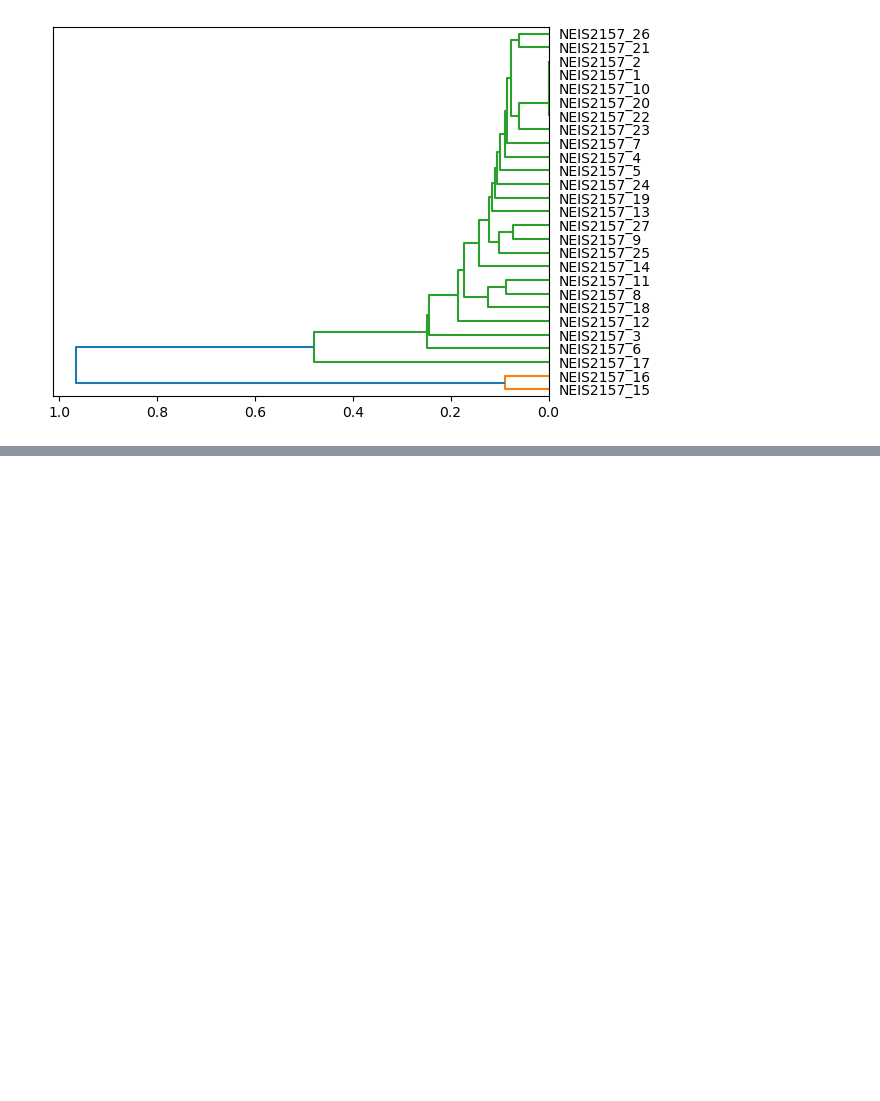
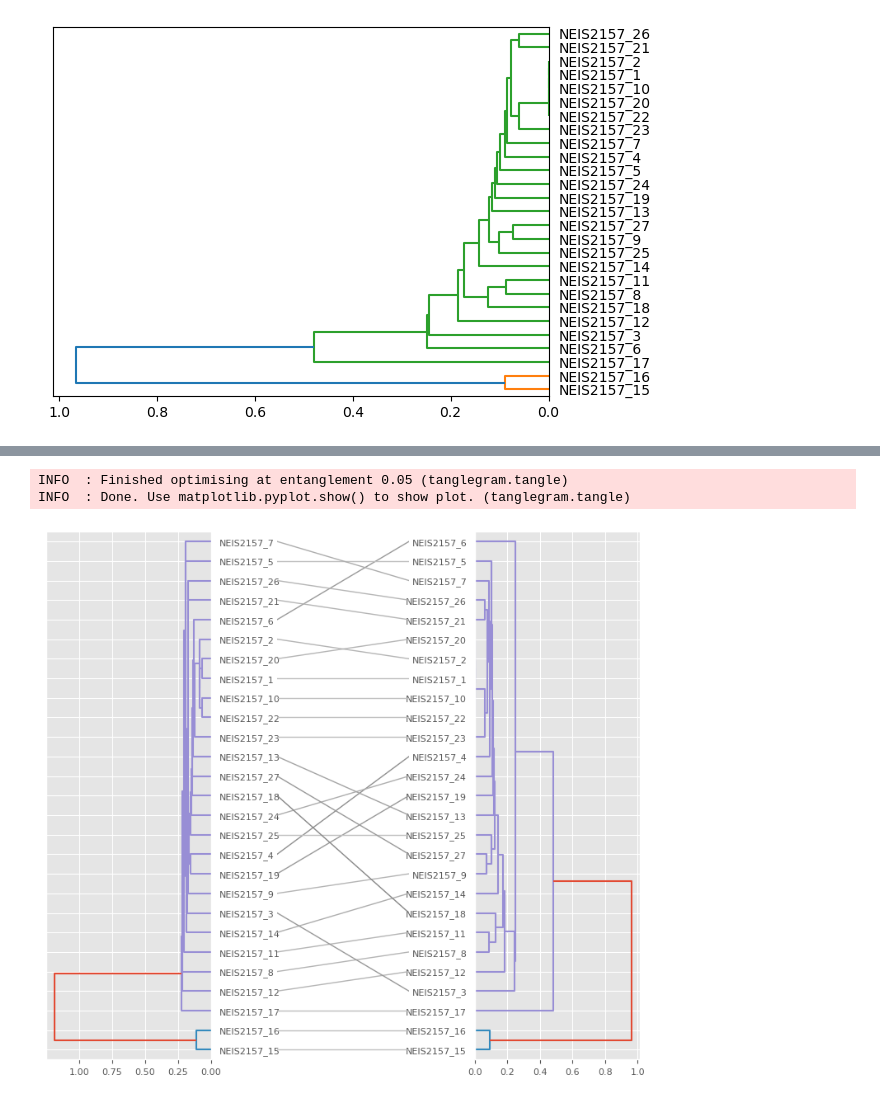
Before and after one commit to matteotolloso/BioEmbedding, a Jupyter notebook: hierarchical.ipynb, the cells around one changed output, grey strips where cells are left out. Drawn from its saved outputs; the diff is of its cells as text; code cells hidden in the pictures; blank space fills up the shorter version.

```diff
--- a/hierarchical.ipynb
+++ b/hierarchical.ipynb
@@ -113,0 +66,43 @@ INFO  : Done. Use matplotlib.pyplot.show() to show plot. (tanglegram.tangle)
+# %%
+import tanglegram as tg
+import matplotlib.pyplot as plt
+
+
+# Building the embeddings matices
+IDs, embeddings_matrix_A = build_embeddings_matrix(
+    embeddings_dict = embeddings_dict,
+    embedder="rep",
+    combiner_method="none"
+)
+
+IDs, embeddings_matrix_B = build_embeddings_matrix(
+    embeddings_dict = embeddings_dict,
+    embedder="prose",
+    combiner_method="average"
+)
+
+# buliding an array encoding the pairwise distances between rows (observations) in the embedding matrix
+condensed_distances_A = pdist(embeddings_matrix_A)
+condensed_distances_B = pdist(embeddings_matrix_B)
+
+# Calculating the hierarchical clustering
+linkage_matrix_A = linkage(condensed_distances_A, method="average")
+linkage_matrix_B = linkage(condensed_distances_B, method="average")
+
+
+# Plot tanglegram
+fig = tg.plot(
+    linkage_matrix_A,
+    linkage_matrix_B,
+    labelsA=IDs,
+    labelsB=IDs,
+    sort="step2side",
+    link_kwargs = {},
+    dend_kwargs={}
+)
+
+plt.show()
+# %% [output]
+INFO  : Finished optimising at entanglement 0.05 (tanglegram.tangle)
+INFO  : Done. Use matplotlib.pyplot.show() to show plot. (tanglegram.tangle)
+[figure, added]
```
Also changed, not shown: parts of 1 cell of this notebook.
